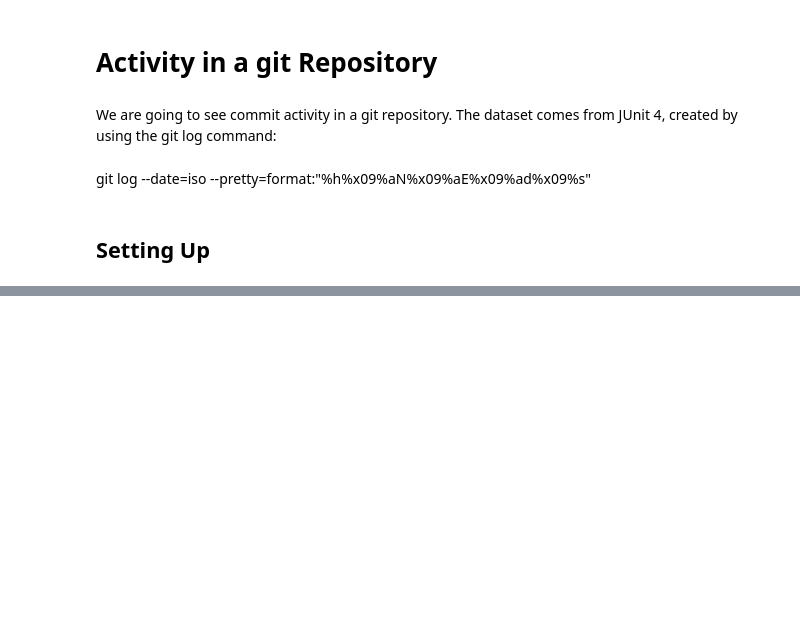
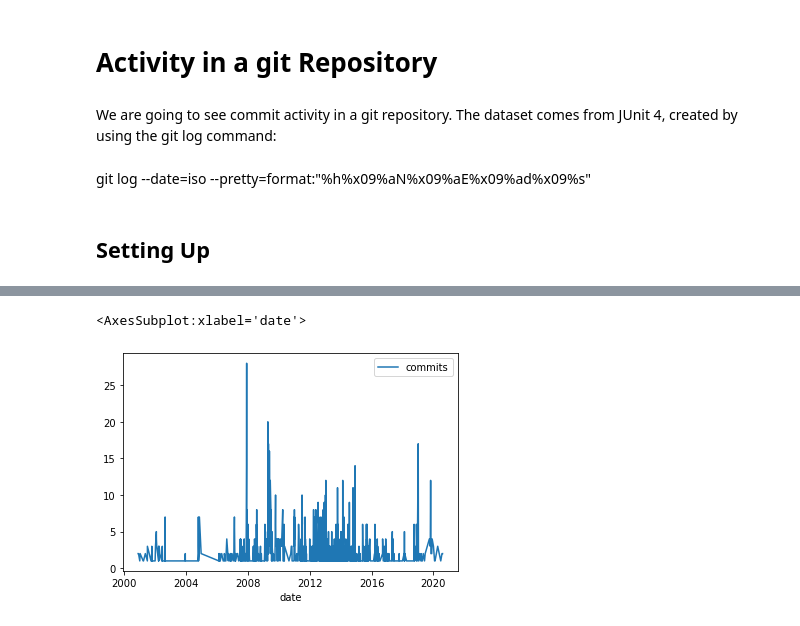
Before and after one commit to Bernardo-MG/jupyter-notebook-example, a Jupyter notebook: git/git_activity.ipynb, the cells around one changed output, grey strips where cells are left out. Cells and saved outputs as stored; diff of their text form; code cells hidden in the pictures; blank space fills up the shorter version.

```diff
--- a/git/git_activity.ipynb
+++ b/git/git_activity.ipynb
@@ -24,0 +47,3 @@ activity.head()
+# %%
+activity["date"] = pd.to_datetime(activity["date"], utc=True, format="%Y-%m-%d %H:%M:%S")
+activity.info()
@@ -24,0 +69,6 @@ activity.head()
+# %%
+commits_per_day = activity["date"].dt.date
+commits_per_day = commits_per_day.value_counts().rename_axis("date").reset_index(name='commits')
+commits_per_day = commits_per_day.sort_values("date")
+commits_per_day = commits_per_day.set_index("date")
+commits_per_day.head()
@@ -24,0 +83,5 @@ activity.head()
+# %%
+commits_per_day.plot.line()
+# %% [output]
+<AxesSubplot:xlabel='date'>
+[figure, added]
```
Also changed, not shown: parts of 17 cells of this notebook, 1 other file.
